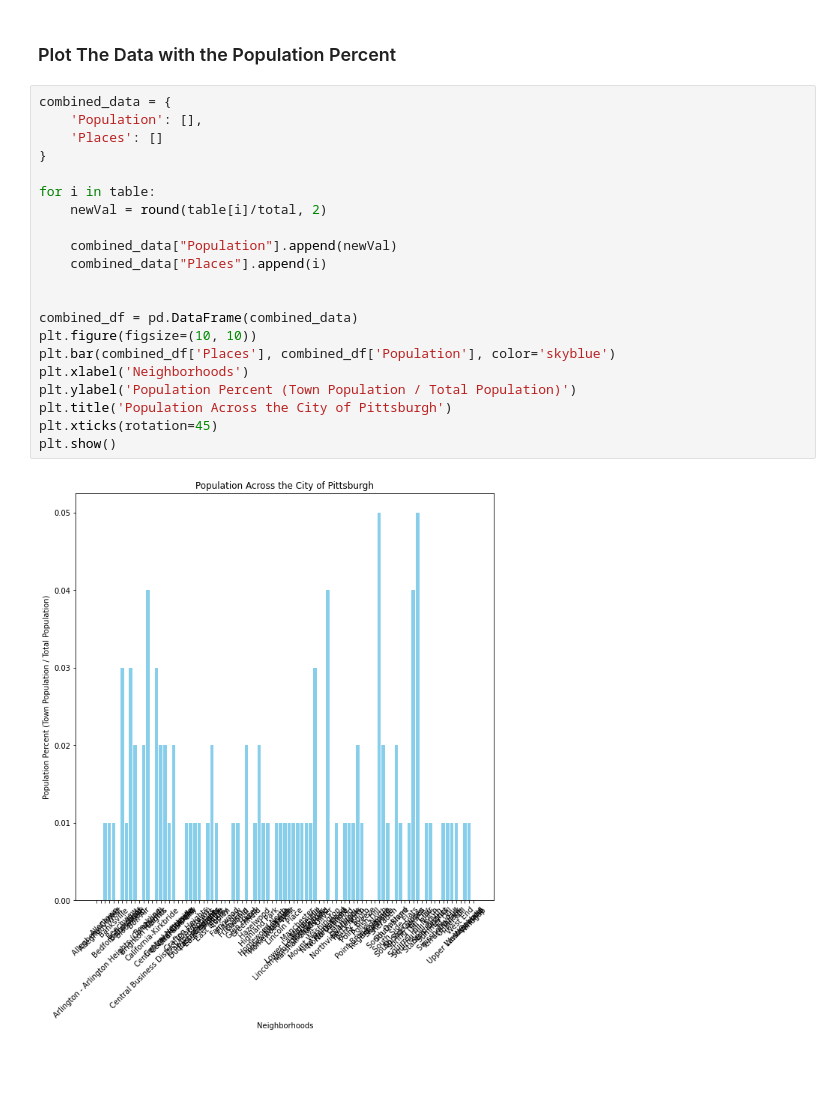
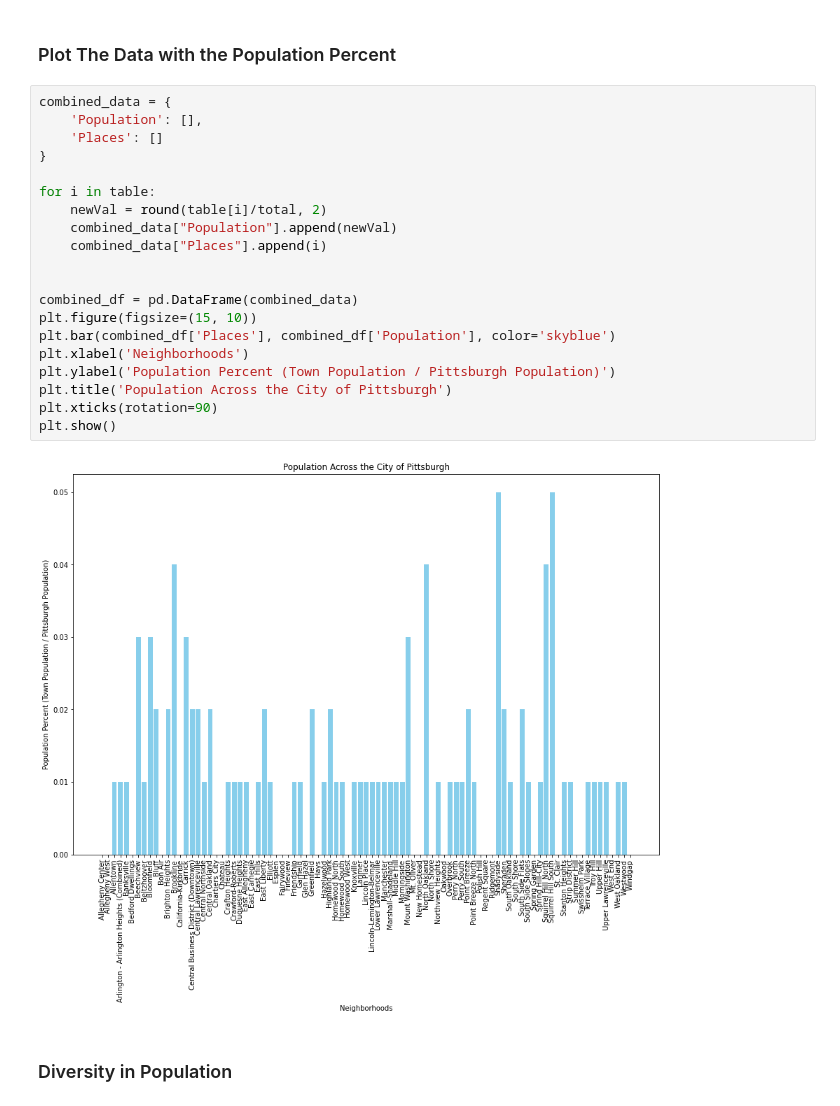
Before and after one commit to DerekNagy/CMPINF0100Final, a Jupyter notebook: Census.ipynb, the cells around one changed output. Drawn from its saved outputs; the diff is of its cells as text; blank space fills up the shorter version.

```diff
--- a/Census.ipynb
+++ b/Census.ipynb
@@ -69,23 +70,24 @@ Pittsburgh Total: 302971
 # %%
 combined_data = {
     'Population': [],
     'Places': []
 }
 
 for i in table:
     newVal = round(table[i]/total, 2)
-
     combined_data["Population"].append(newVal)
     combined_data["Places"].append(i)
 
 
 combined_df = pd.DataFrame(combined_data)
-plt.figure(figsize=(10, 10))
+plt.figure(figsize=(15, 10))
 plt.bar(combined_df['Places'], combined_df['Population'], color='skyblue')
 plt.xlabel('Neighborhoods')
-plt.ylabel('Population Percent (Town Population / Total Population)')
+plt.ylabel('Population Percent (Town Population / Pittsburgh Population)')
 plt.title('Population Across the City of Pittsburgh')
-plt.xticks(rotation=45)
+plt.xticks(rotation=90)
 plt.show()
 # %% [output]
-[figure, old version]
+[figure, new version]
+# %% [markdown]
+### Diversity in Population
```
Also changed, not shown: parts of 5 cells of this notebook, 1 other file.
